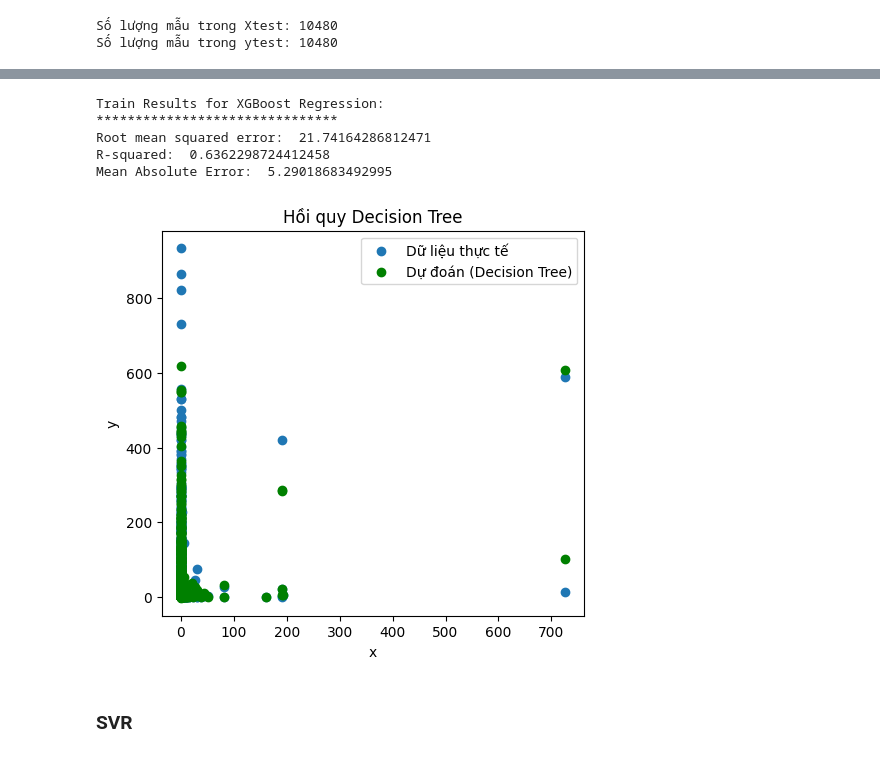
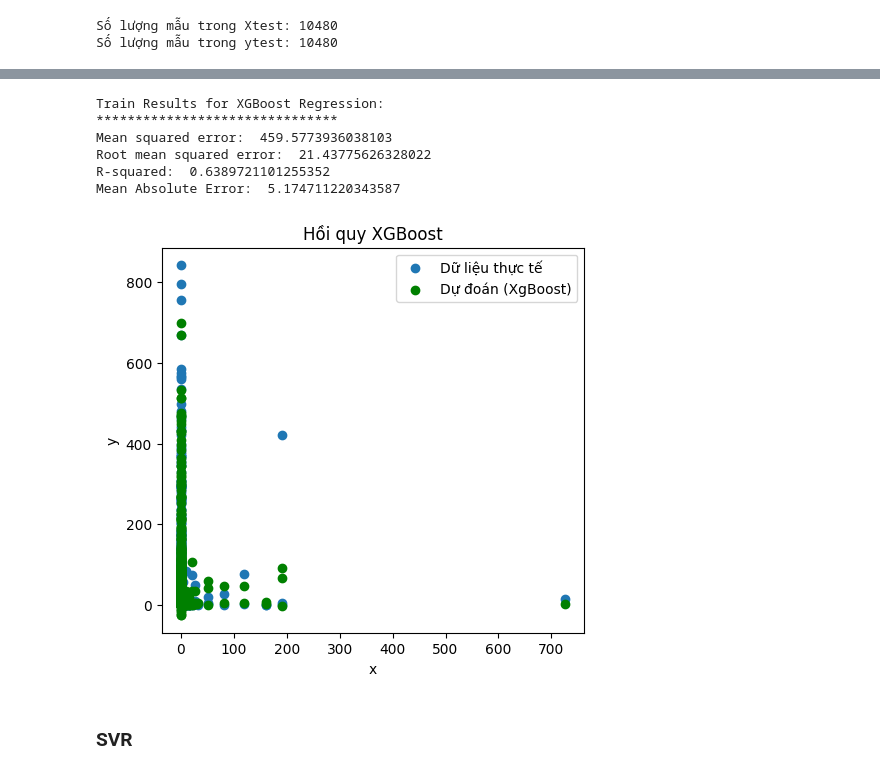
Before and after one commit to thuan-NM/Blog-FeedBack-Predict, a Jupyter notebook: src/analysis-script.ipynb, the cells around one changed output, grey strips where cells are left out. Cells and saved outputs as stored; diff of their text form; code cells hidden in the pictures.

```diff
--- a/src/analysis-script.ipynb
+++ b/src/analysis-script.ipynb
@@ -208,7 +208,7 @@ from sklearn.metrics import accuracy_score
 from sklearn.tree import DecisionTreeRegressor
 
 
-bagging_regressor = BaggingRegressor(estimator=DecisionTreeRegressor(max_depth=10,splitter="best",min_samples_leaf=3), n_estimators=200,max_samples=0.2,max_features=0.9)
+bagging_regressor = BaggingRegressor(estimator=DecisionTreeRegressor(max_depth=20,splitter="best",min_samples_leaf=3), n_estimators=200,max_samples=0.2,max_features=0.9)
 bagging_regressor.fit(Xtrain, ytrain)
 
 y_pred_bg = bagging_regressor.predict(Xtest)
@@ -216,10 +216,21 @@ y_pred_bg = bagging_regressor.predict(Xtest)
 mse_bg = mean_squared_error(ytest,y_pred_bg)
 print("Train Results for Random Forest:")
 print("*******************************")
-print("Mean Squared Error của Random Forest:", mse_rf)
+print("Mean Squared Error của Random Forest:", mse_bg)
 print("Root mean squared error: ", sqrt(mse(ytest, y_pred_bg)))
 print("R-squared: ", rs(ytest, y_pred_bg))
 print("Mean Absolute Error: ", mae(ytest, y_pred_bg))
+
+plt.figure(figsize=(12,5))
+plt.subplot(121)
+plt.scatter(Xtest[3],ytest, label='Dữ liệu thực tế')
+plt.scatter(Xtest[3],y_pred_bg, color='green', label='Dự đoán (Bagging)')
+plt.xlabel('x')
+plt.ylabel('y')
+plt.title('Hồi quy Bagging')
+plt.legend()
+
+plt.show()
 # %% [output]
 Train Results for Random Forest:
 *******************************
@@ -382,35 +414,37 @@ RandomizedSearchCV(cv=5, error_score='raise',
 # %%
 from sklearn.metrics import mean_squared_error as mse
 from sklearn.metrics import r2_score as rs
 from sklearn.metrics import mean_absolute_error as mae
 from math import sqrt
 
 y_train_pred = model.predict(Xtrain)
 y_pred = model.predict(Xtest)
 
 print("Train Results for XGBoost Regression:")
 print("*******************************")
+print("Mean squared error: ", mse(ytest, y_pred))
 print("Root mean squared error: ", sqrt(mse(ytest, y_pred)))
 print("R-squared: ", rs(ytest, y_pred))
 print("Mean Absolute Error: ", mae(ytest, y_pred))
 
 plt.figure(figsize=(12,5))
 plt.subplot(121)
 plt.scatter(Xtest[2],ytest, label='Dữ liệu thực tế')
-plt.scatter(Xtest[2],y_pred, color='green', label='Dự đoán (Decision Tree)')
+plt.scatter(Xtest[2],y_pred, color='green', label='Dự đoán (XgBoost)')
 plt.xlabel('x')
 plt.ylabel('y')
-plt.title('Hồi quy Decision Tree')
+plt.title('Hồi quy XGBoost')
 plt.legend()
 
 plt.show()
 # %% [output]
 Train Results for XGBoost Regression:
 *******************************
-Root mean squared error:  21.74164286812471
-R-squared:  0.6362298724412458
-Mean Absolute Error:  5.29018683492995
+Mean squared error:  459.5773936038103
+Root mean squared error:  21.43775626328022
+R-squared:  0.6389721101255352
+Mean Absolute Error:  5.174711220343587
-[figure, old version]
+[figure, new version]
 # %% [markdown]
 ### SVR
 # %%
```
Also changed, not shown: parts of 5 cells of this notebook.
